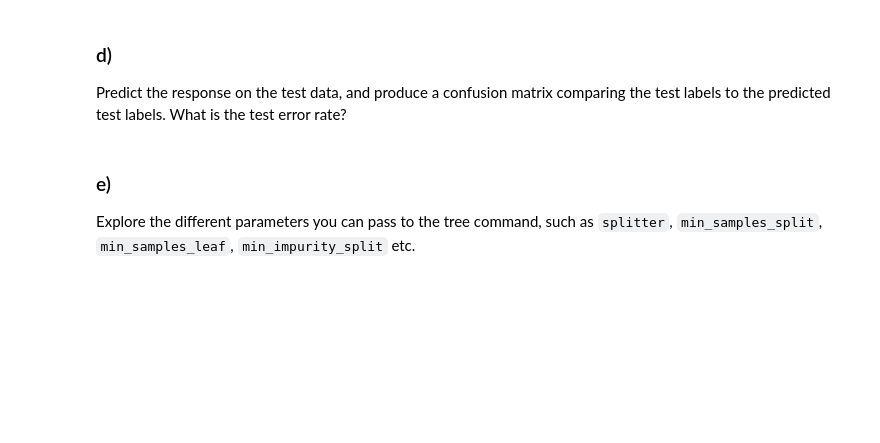
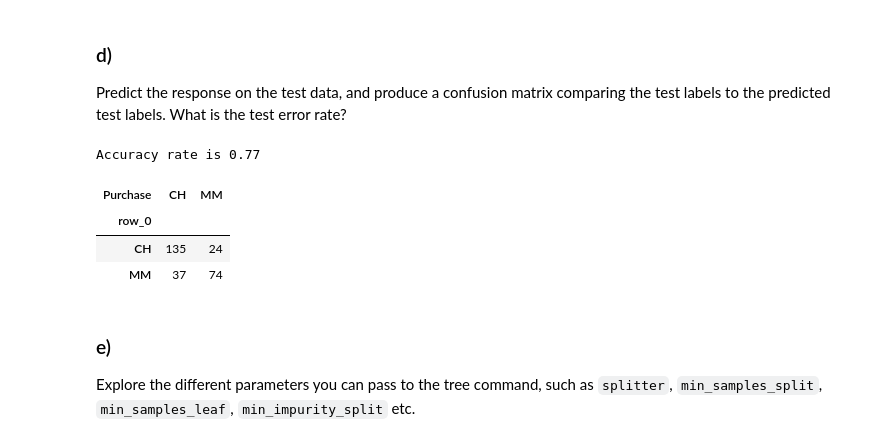
Before and after one commit to internationalJoke/Java, a Jupyter notebook: exercises/SML-session_8.ipynb, the cells around one changed output. Drawn from its saved outputs; the diff is of its cells as text; code cells hidden in the pictures; blank space fills up the shorter version.

```diff
--- a/exercises/SML-session_8.ipynb
+++ b/exercises/SML-session_8.ipynb
@@ -46,0 +67,5 @@ OJ = pd.read_csv('https://uu-sml.github.io/course-sml-public/data/oj.csv')
+# %%
+np.random.seed(1)
+train_index = np.random.choice(OJ.shape[0], size = 800, replace = False)
+train = OJ.iloc[train_index]
+test = OJ.iloc[~OJ.index.isin(train_index)]
@@ -48,3 +113,12 @@ OJ = pd.read_csv('https://uu-sml.github.io/course-sml-public/data/oj.csv')
 ### b)
 Learn a classification tree from the training data using the function `sklearn.tree.DecisionTreeClassifier()`, with
 `Purchase` as the output and the other variables as inputs. Don't forget to handle qulitative variables correctly. To avoid severe overfit, you have to add some constraints to the tree, using, e.g., a maximum depth of 2 (`max_depth=2`).
+# %%
+tree_max_depth = 8
+X_train = train.drop(columns=['Purchase'])
+
+X_train = pd.get_dummies(X_train, columns=['Store7'])
+y_train = train['Purchase']
+
+model = tree.DecisionTreeClassifier(max_depth=tree_max_depth)
+model.fit(X = X_train, y = y_train)
@@ -54,6 +136,22 @@ Use `sklearn.tree.export_graphviz()`and the `Python` module `graphviz` to visual
 # %% [markdown]
 ### d)
 Predict the response on the test data, and produce a confusion matrix comparing the test labels to the predicted test labels. What is the test error rate?
+# %%
+X_test = test.drop(columns=['Purchase'])
+X_test = pd.get_dummies(X_test, columns = ['Store7'])
+
+y_test = test['Purchase']
+y_predict = model.predict(X_test)
+
+print('Accuracy rate is %.2f' % np.mean(y_predict == y_test))
+
+pd.crosstab(y_predict, y_test)
+# %% [output]
+Accuracy rate is 0.77
+| Purchase | CH | MM |
+| row_0 |  |  |
+| CH | 135 | 24 |
+| MM | 37 | 74 |
 # %% [markdown]
 ### e)
 
```
Also changed, not shown: parts of 9 cells of this notebook.
